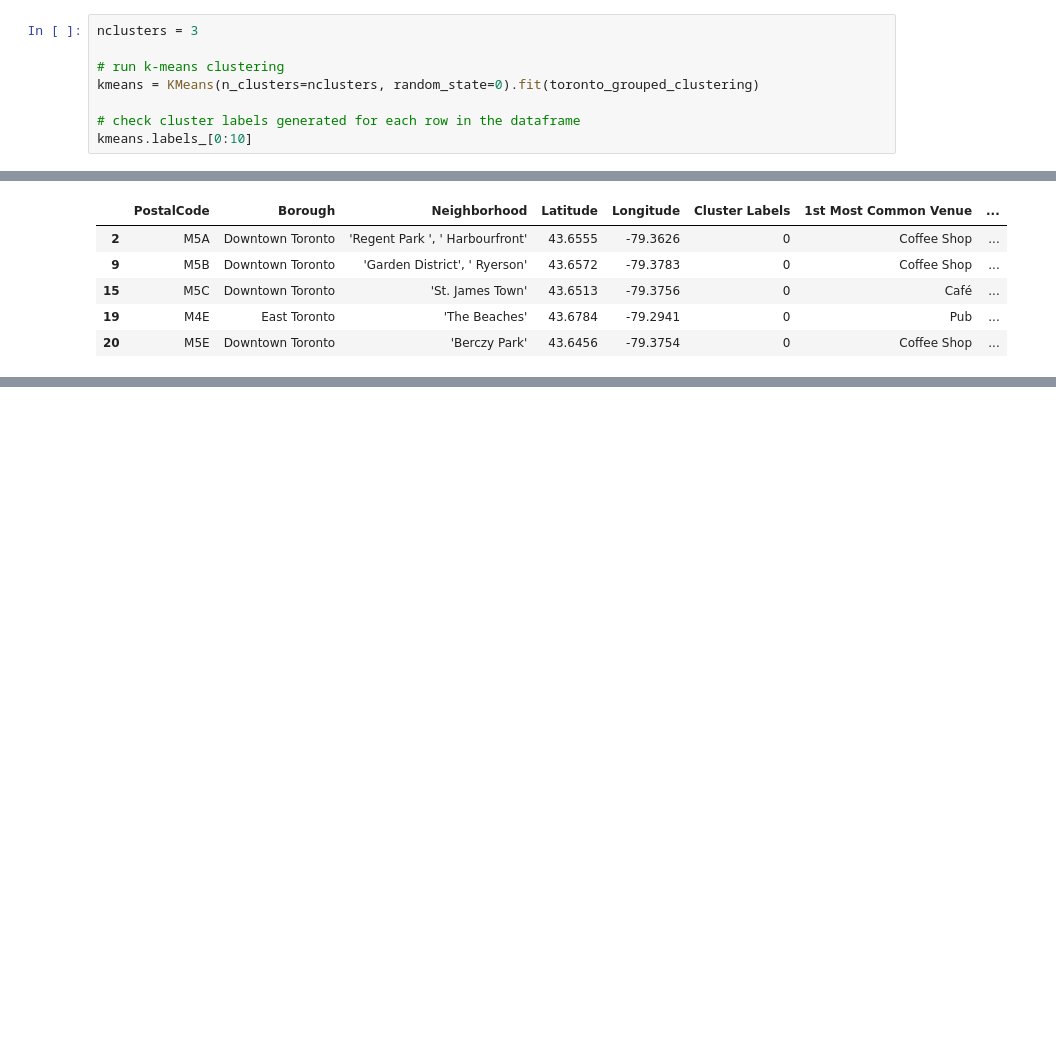
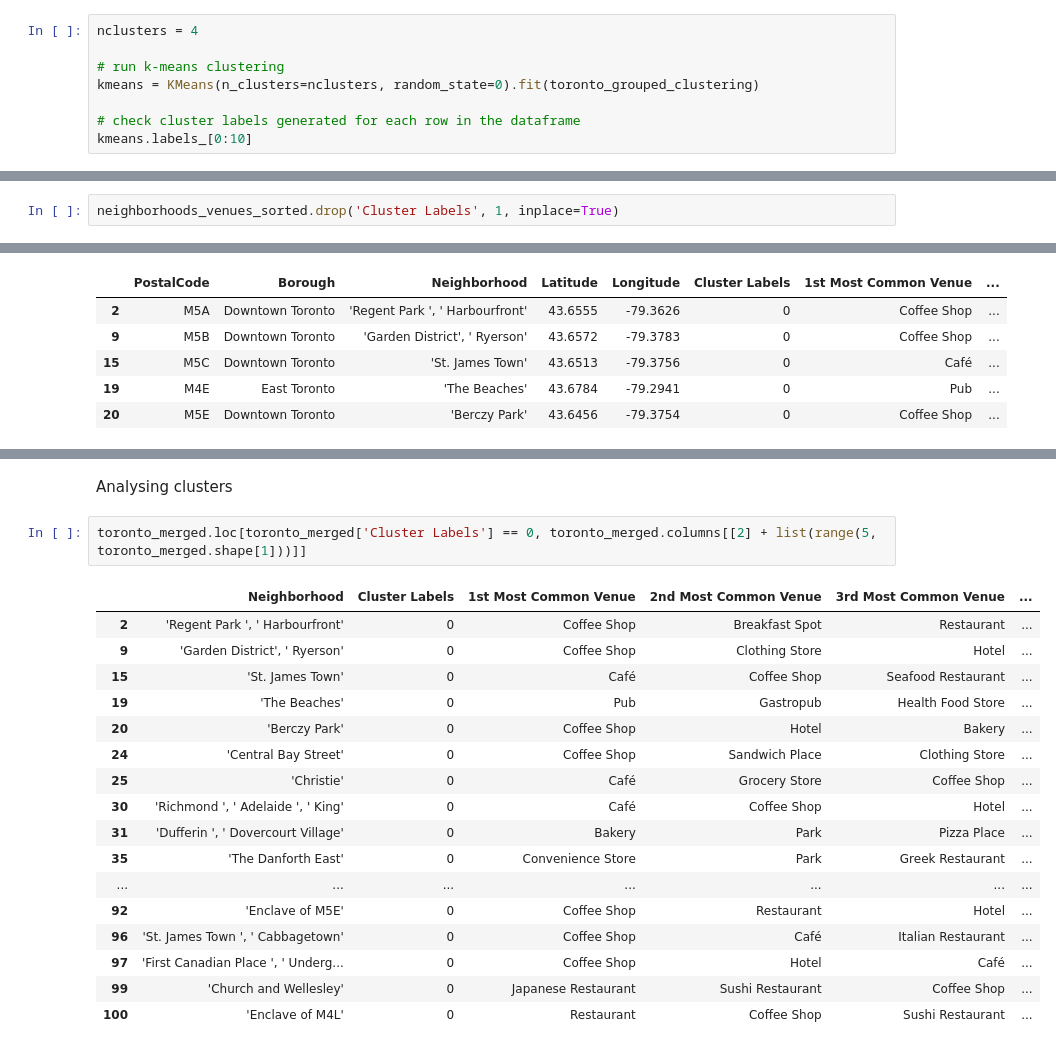
Before and after one commit to JustChandy/Coursera_Capstone, a Jupyter notebook: Main Code.ipynb, the cells around one changed output, grey strips where cells are left out. Cells and saved outputs as stored; diff of their text form; blank space fills up the shorter version.

```diff
--- a/Main Code.ipynb
+++ b/Main Code.ipynb
@@ -452,5 +452,5 @@ plt.show()
 # %%
-nclusters = 3
+nclusters = 4
 
 # run k-means clustering
 kmeans = KMeans(n_clusters=nclusters, random_state=0).fit(toronto_grouped_clustering)
@@ -459,6 +459,8 @@ kmeans = KMeans(n_clusters=nclusters, random_state=0).fit(toronto_grouped_cluste
 kmeans.labels_[0:10]
 # %% [output]
 array([0, 0, 0, 0, 0, 0, 0, 0, 0, 0])
+# %%
+neighborhoods_venues_sorted.drop('Cluster Labels', 1, inplace=True)
 # %%
 # add clustering labels
 neighborhoods_venues_sorted.insert(0, 'Cluster Labels', kmeans.labels_)
@@ -502,3 +504,25 @@ for lat, lon, poi, cluster in zip(toronto_merged['Latitude'], toronto_merged['Lo
 map_clusters
 # %% [output]
 [interactive output not drawn]
+# %% [markdown]
+Analysing clusters
+# %%
+toronto_merged.loc[toronto_merged['Cluster Labels'] == 0, toronto_merged.columns[[2] + list(range(5, toronto_merged.shape[1]))]]
+# %% [output]
+|  | Neighborhood | Cluster Labels | 1st Most Common Venue | 2nd Most Common Venue | 3rd Most Common Venue | ... |
+| 2 | 'Regent Park ', ' Harbourfront' | 0 | Coffee Shop | Breakfast Spot | Restaurant | ... |
+| 9 | 'Garden District', ' Ryerson' | 0 | Coffee Shop | Clothing Store | Hotel | ... |
+| 15 | 'St. James Town' | 0 | Café | Coffee Shop | Seafood Restaurant | ... |
+| 19 | 'The Beaches' | 0 | Pub | Gastropub | Health Food Store | ... |
+| 20 | 'Berczy Park' | 0 | Coffee Shop | Hotel | Bakery | ... |
+| 24 | 'Central Bay Street' | 0 | Coffee Shop | Sandwich Place | Clothing Store | ... |
+| 25 | 'Christie' | 0 | Café | Grocery Store | Coffee Shop | ... |
+| 30 | 'Richmond ', ' Adelaide ', ' King' | 0 | Café | Coffee Shop | Hotel | ... |
+| 31 | 'Dufferin ', ' Dovercourt Village' | 0 | Bakery | Park | Pizza Place | ... |
+| 35 | 'The Danforth East' | 0 | Convenience Store | Park | Greek Restaurant | ... |
+| ... | ... | ... | ... | ... | ... | ... |
+| 92 | 'Enclave of M5E' | 0 | Coffee Shop | Restaurant | Hotel | ... |
+| 96 | 'St. James Town ', ' Cabbagetown' | 0 | Coffee Shop | Café | Italian Restaurant | ... |
+| 97 | 'First Canadian Place ', ' Underg... | 0 | Coffee Shop | Hotel | Café | ... |
+| 99 | 'Church and Wellesley' | 0 | Japanese Restaurant | Sushi Restaurant | Coffee Shop | ... |
+| 100 | 'Enclave of M4L' | 0 | Restaurant | Coffee Shop | Sushi Restaurant | ... |
```
Also changed, not shown: parts of 9 cells of this notebook.
